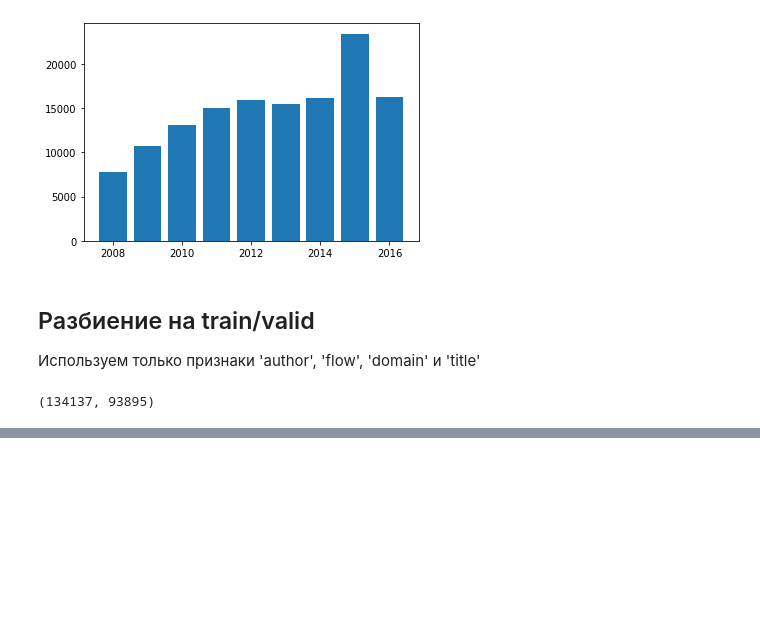
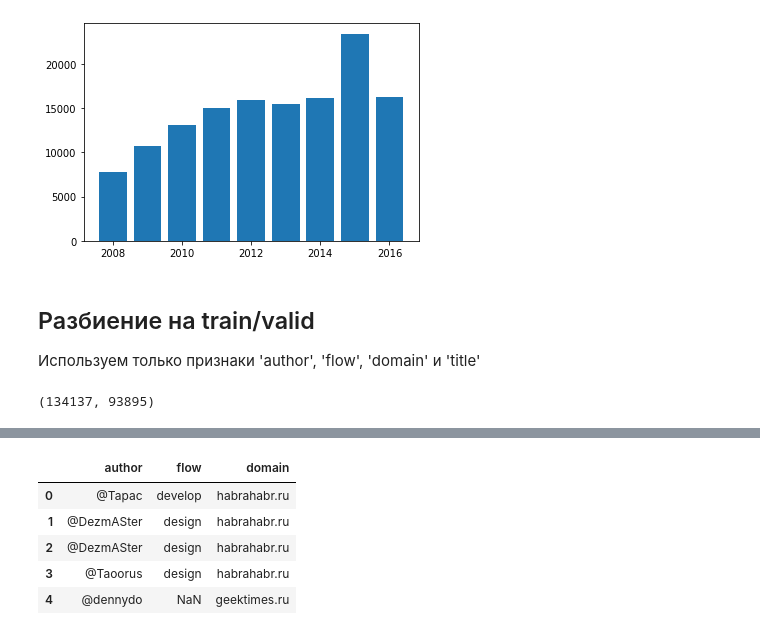
Before and after one commit to AlexeyMarg/open_ai_course, a Jupyter notebook: 4_regression/4_regreeeion_homework.ipynb, the cells around one changed output, grey strips where cells are left out. Cells and saved outputs as stored; diff of their text form; code cells hidden in the pictures; blank space fills up the shorter version.

```diff
--- a/4_regression/4_regreeeion_homework.ipynb
+++ b/4_regression/4_regreeeion_homework.ipynb
@@ -107,0 +170,10 @@ y_train, y_valid = y.iloc[:train_size], y.iloc[train_size:]
+# %%
+feats = ['author', 'flow', 'domain']
+X_train[feats][:5]
+# %% [output]
+|  | author | flow | domain |
+| 0 | @Tapac | develop | habrahabr.ru |
+| 1 | @DezmASter | design | habrahabr.ru |
+| 2 | @DezmASter | design | habrahabr.ru |
+| 3 | @Taoorus | design | habrahabr.ru |
+| 4 | @dennydo | NaN | geektimes.ru |
```
Also changed, not shown: parts of 45 cells of this notebook.
